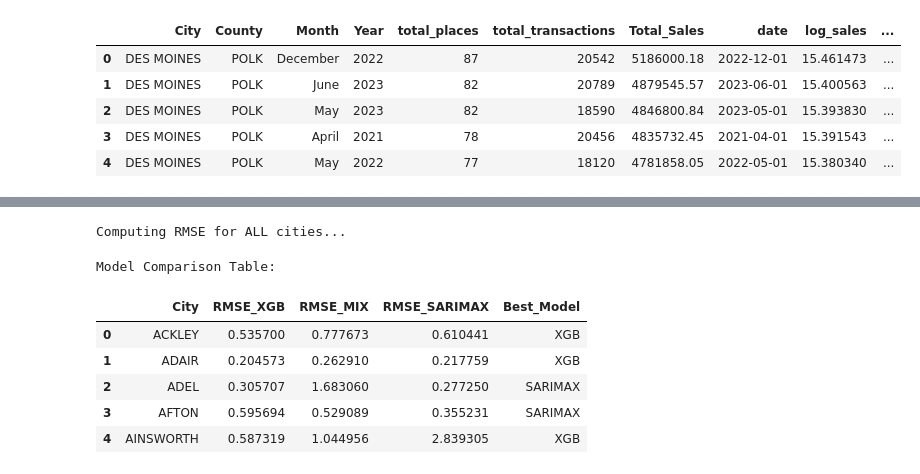
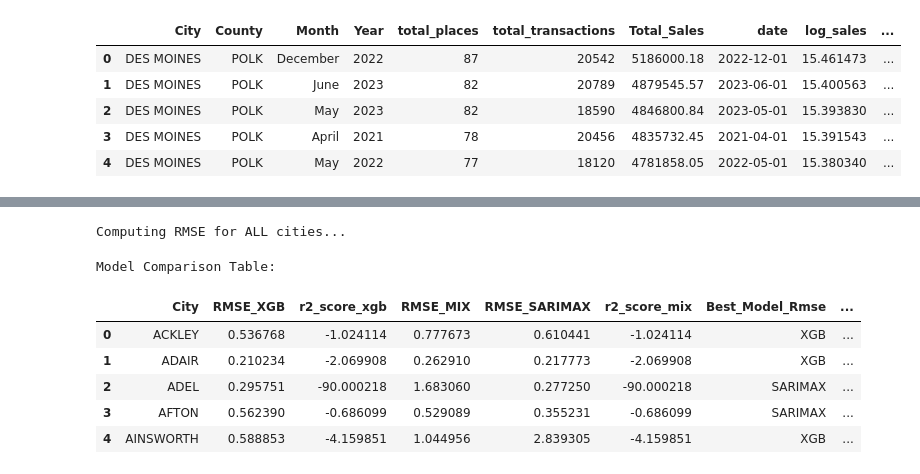
Before and after one commit to shoshanamiriamlevin-glitch/Iowa-liquor-sale-analysis-by-yaakovlevin, a Jupyter notebook: iwoa-liquaor-mixlm-by-yaakov-levin.ipynb, the cells around one changed output, grey strips where cells are left out. Cells and saved outputs as stored; diff of their text form; code cells hidden in the pictures.

Commit message:
Kaggle Notebook | iwoa liquaor mixlm by yaakov levin | Version 49

```diff
--- a/iwoa-liquaor-mixlm-by-yaakov-levin.ipynb
+++ b/iwoa-liquaor-mixlm-by-yaakov-levin.ipynb
@@ -913,8 +937,9 @@ for city in all_cities:
     # XGBoost & MixedLM RMSE
     # -------------------------
     rmse_xgb = np.sqrt(mean_squared_error(city_test['log_sales'], city_test['pred_xgb']))
+    r2_score_xgb = r2_score(city_test['log_sales'],city_test['pred_mix'])
     rmse_mix = np.sqrt(mean_squared_error(city_test['log_sales'], city_test['pred_mix']))
-
+    r2_score_mix = r2_score(city_test['log_sales'],city_test['pred_mix'])
     # -------------------------
     # SARIMAX RMSE
     # -------------------------
@@ -944,45 +969,54 @@ for city in all_cities:
 
                 sar_pred = sar.forecast(steps=len(city_test)).values
                 rmse_sar = np.sqrt(mean_squared_error(city_test['log_sales'], sar_pred))
+                r2_score_sar = r2_score(city_test['log_sales'],sar_pred)
 
             except:
                 rmse_sar = np.nan
+                r2_score_sar = np.nan
 
     # -------------------------
     # Determine Best Model
     # -------------------------
     model_scores = {
         'XGB': rmse_xgb,
         'MixedLM': rmse_mix,
         'SARIMAX': rmse_sar
     }
 
-    best_model = min(model_scores, key=lambda k: model_scores[k] if not np.isnan(model_scores[k]) else 9999)
-
+    best_model_rmse = min(model_scores, key=lambda k: model_scores[k] if not np.isnan(model_scores[k]) else 9999)
+    score_r2_score = {
+        'xgb':r2_score_xgb,
+        'mixlm':r2_score_mix,
+        'SARIMAX':r2_score_sar
+    }
+    best_model_sar = max(score_r2_score,key=lambda k:score_r2_score[k])
     # -------------------------
     # Save results
     # -------------------------
     results.append({
         'City': city,
         'RMSE_XGB': rmse_xgb,
-        'RMSE_MIX': rmse_mix,
+        'r2_score_xgb':r2_score_xgb,        'RMSE_MIX': rmse_mix,
         'RMSE_SARIMAX': rmse_sar,
-        'Best_Model': best_model
+        'r2_score_mix':r2_score_mix,
+        'Best_Model_Rmse': best_model_rmse,
+        'best_model_r2_score':best_model_sar
     })
 
 # Convert to DataFrame
 results_df = pd.DataFrame(results).sort_values('City')
 
 print("\nModel Comparison Table:")
 results_df.head()
 # %% [output]
 Computing RMSE for ALL cities...
 Model Comparison Table:
-|  | City | RMSE_XGB | RMSE_MIX | RMSE_SARIMAX | Best_Model |
-| 0 | ACKLEY | 0.535700 | 0.777673 | 0.610441 | XGB |
-| 1 | ADAIR | 0.204573 | 0.262910 | 0.217759 | XGB |
-| 2 | ADEL | 0.305707 | 1.683060 | 0.277250 | SARIMAX |
-| 3 | AFTON | 0.595694 | 0.529089 | 0.355231 | SARIMAX |
-| 4 | AINSWORTH | 0.587319 | 1.044956 | 2.839305 | XGB |
+|  | City | RMSE_XGB | r2_score_xgb | RMSE_MIX | RMSE_SARIMAX | r2_score_mix | Best_Model_Rmse | ... |
+| 0 | ACKLEY | 0.536768 | -1.024114 | 0.777673 | 0.610441 | -1.024114 | XGB | ... |
+| 1 | ADAIR | 0.210234 | -2.069908 | 0.262910 | 0.217773 | -2.069908 | XGB | ... |
+| 2 | ADEL | 0.295751 | -90.000218 | 1.683060 | 0.277250 | -90.000218 | SARIMAX | ... |
+| 3 | AFTON | 0.562390 | -0.686099 | 0.529089 | 0.355231 | -0.686099 | SARIMAX | ... |
+| 4 | AINSWORTH | 0.588853 | -4.159851 | 1.044956 | 2.839305 | -4.159851 | XGB | ... |
 # %%
 results_df.to_excel("model_comparison.xlsx", index=False)
```
Also changed, not shown: parts of 9 cells of this notebook.
